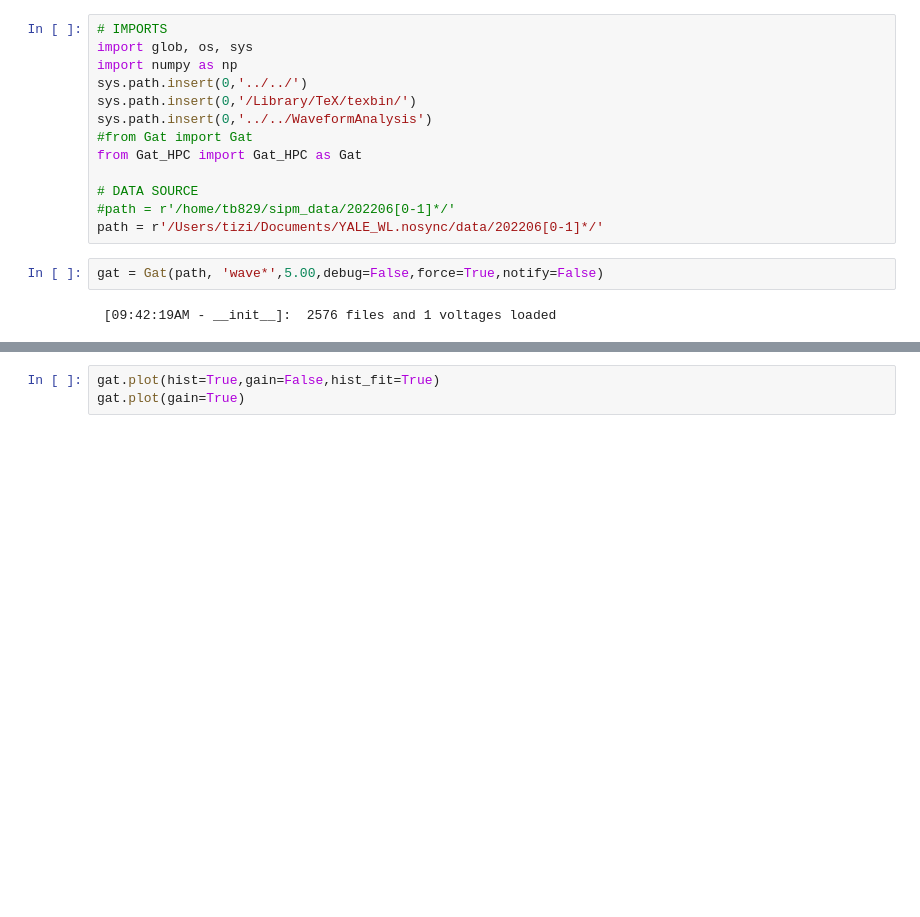
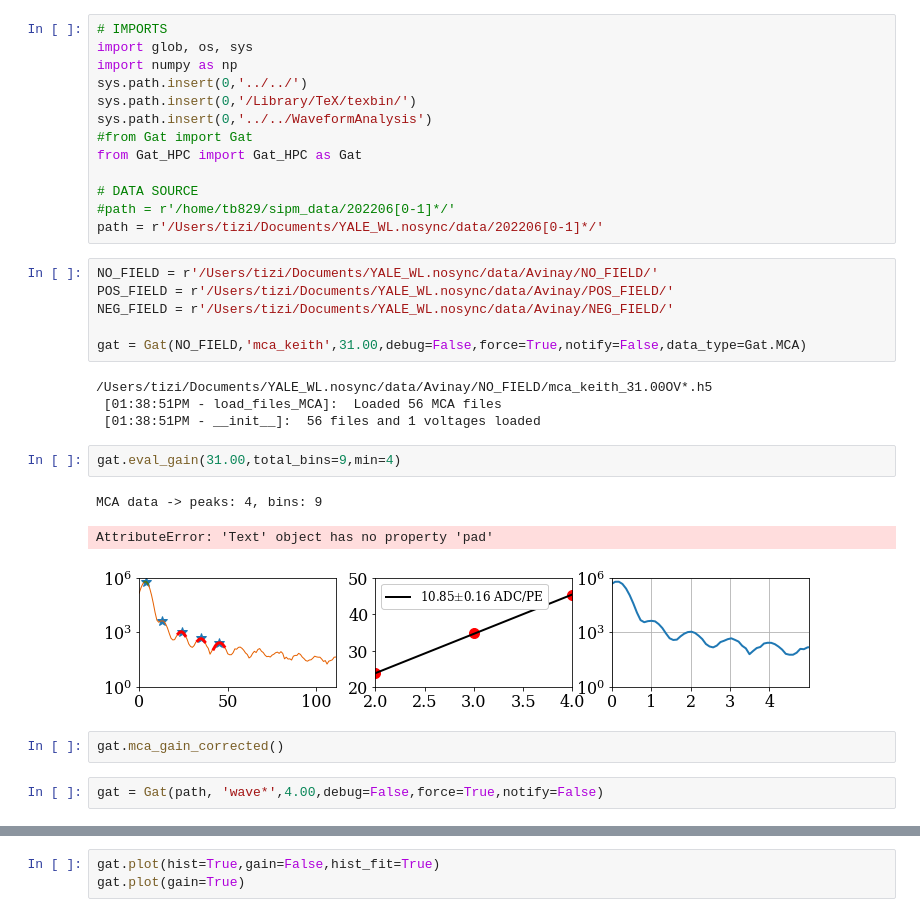
Before and after one commit to Moore-Lab/purity-monitor, a Jupyter notebook: Jupyter/Log/2022-07-26.ipynb, the cells around one changed output, grey strips where cells are left out. Saved outputs shown, nothing was run; the diff lists cells and outputs as text; blank space fills up the shorter version.

Commit message:
Introducing v0.1 MCA data analysis

```diff
--- a/Jupyter/Log/2022-07-26.ipynb
+++ b/Jupyter/Log/2022-07-26.ipynb
@@ -11,10 +11,26 @@ from Gat_HPC import Gat_HPC as Gat
 # DATA SOURCE
 #path = r'/home/tb829/sipm_data/202206[0-1]*/'
 path = r'/Users/tizi/Documents/YALE_WL.nosync/data/202206[0-1]*/'
+# %%
+NO_FIELD = r'/Users/tizi/Documents/YALE_WL.nosync/data/Avinay/NO_FIELD/'
+POS_FIELD = r'/Users/tizi/Documents/YALE_WL.nosync/data/Avinay/POS_FIELD/'
+NEG_FIELD = r'/Users/tizi/Documents/YALE_WL.nosync/data/Avinay/NEG_FIELD/'
+
+gat = Gat(NO_FIELD,'mca_keith',31.00,debug=False,force=True,notify=False,data_type=Gat.MCA)
+# %% [output]
+/Users/tizi/Documents/YALE_WL.nosync/data/Avinay/NO_FIELD/mca_keith_31.00OV*.h5
+ [01:38:51PM - load_files_MCA]:  Loaded 56 MCA files
+ [01:38:51PM - __init__]:  56 files and 1 voltages loaded
+# %%
+gat.eval_gain(31.00,total_bins=9,min=4)
+# %% [output]
+MCA data -> peaks: 4, bins: 9
+AttributeError: 'Text' object has no property 'pad'
+[figure, added]
+# %%
+gat.mca_gain_corrected()
 # %%
-gat = Gat(path, 'wave*',5.00,debug=False,force=True,notify=False)
+gat = Gat(path, 'wave*',4.00,debug=False,force=True,notify=False)
-# %% [output]
- [09:42:19AM - __init__]:  2576 files and 1 voltages loaded
 # %%
 import matplotlib as mpl
 mpl.rcParams['figure.dpi']= 200
```
Also changed, not shown: parts of 1 cell of this notebook, 2 other files.
